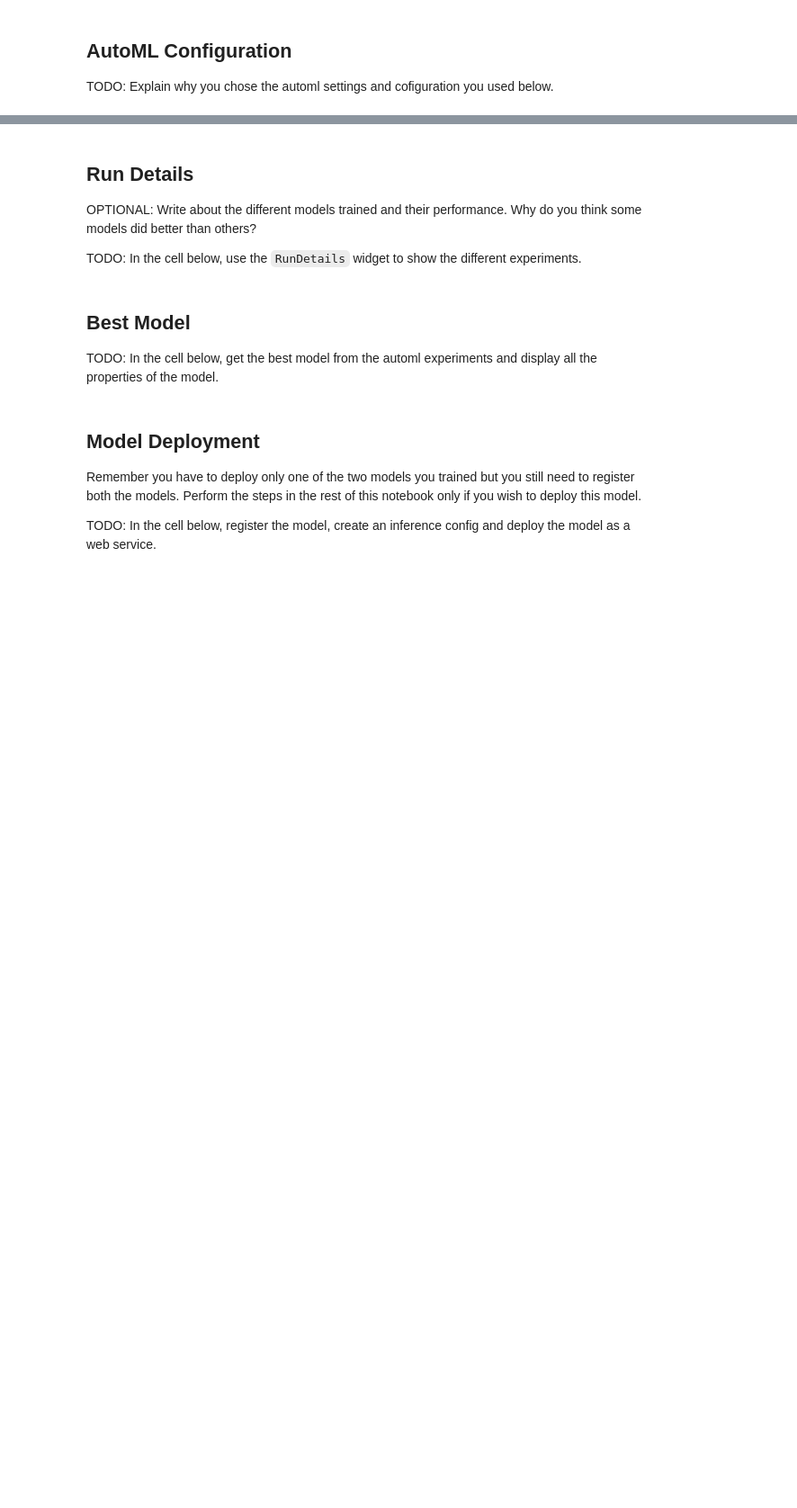
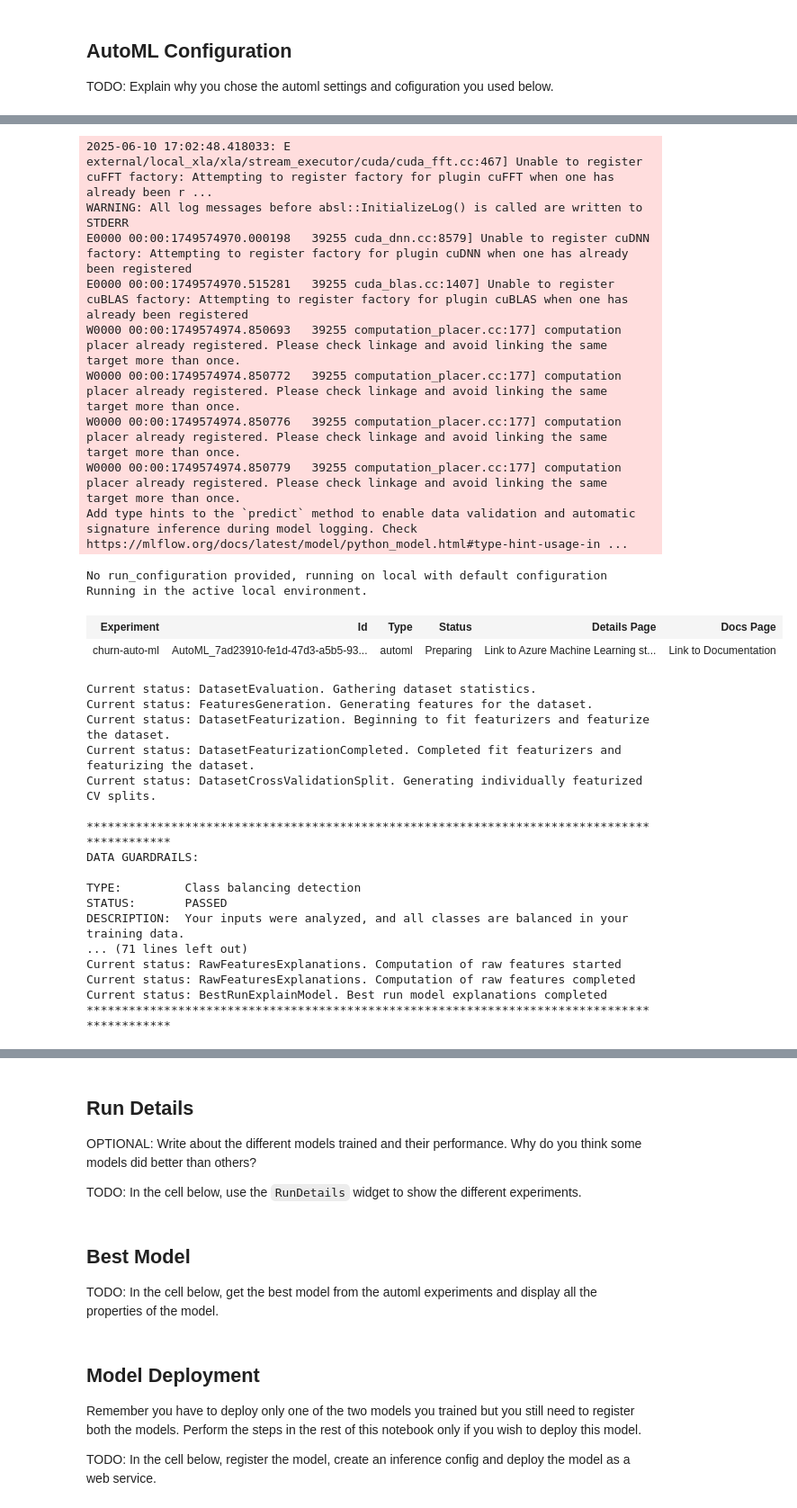
Before and after one commit to irafayabdul/MLE-Azure-Capstone, a Jupyter notebook: automl.ipynb, the cells around one changed output, grey strips where cells are left out. Shown: that part at 90% size. Cells and saved outputs as stored; diff of their text form; code cells hidden in the pictures; blank space fills up the shorter version.

Commit message:
auto ml initial run

```diff
--- a/automl.ipynb
+++ b/automl.ipynb
@@ -86,17 +101,33 @@ Attempting to instrument while already instrumented
 
 TODO: Explain why you chose the automl settings and cofiguration you used below.
 # %%
+mask = df.columns != 'Churn'
+train_features = df.loc[:, mask]
+train_labels = df[['Churn']]
 
+ws = Workspace(
+            subscription_id=subscription_id,
+            resource_group=resource_group,
+            workspace_name=workspace_name,
+            auth=AzureCliAuthentication()
+        )
 
+# # ws = Workspace.from_config()
+# ws = ml_client.workspaces.get(name=ml_client.workspace_name)
 
-# ws = Workspace.from_config()
+# choose a name for experiment
+experiment_name = 'churn-auto-ml'
 
-# # choose a name for experiment
-# experiment_name = 'your experiment name here'
+experiment=Experiment(ws, experiment_name)
 
-# experiment=Experiment(ws, experiment_name)
-# TODO: Put your automl settings here
-automl_settings = {}
+# # # TODO: Put your automl settings here
+# # automl_settings = {}
 
-# TODO: Put your automl config here
-automl_config = AutoMLConfig()
+# # TODO: Put your automl config here
+automl_config = AutoMLConfig(task="classification",
+                             X=train_features,
+                             y=train_labels,
+                             iterations=30,
+                             iteration_timeout_minutes=5,
+                             primary_metric="AUC_weighted",
+                             n_cross_validations=5)
@@ -103,3 +136,34 @@ automl_config = AutoMLConfig()
 # %%
 # TODO: Submit your experiment
-remote_run = experiment.submit(automl_config)
+remote_run = experiment.submit(automl_config, show_output=True)
+# %% [output]
+2025-06-10 17:02:48.418033: E external/local_xla/xla/stream_executor/cuda/cuda_fft.cc:467] Unable to register cuFFT factory: Attempting to register factory for plugin cuFFT when one has already been r ...
+WARNING: All log messages before absl::InitializeLog() is called are written to STDERR
+E0000 00:00:1749574970.000198   39255 cuda_dnn.cc:8579] Unable to register cuDNN factory: Attempting to register factory for plugin cuDNN when one has already been registered
+E0000 00:00:1749574970.515281   39255 cuda_blas.cc:1407] Unable to register cuBLAS factory: Attempting to register factory for plugin cuBLAS when one has already been registered
+W0000 00:00:1749574974.850693   39255 computation_placer.cc:177] computation placer already registered. Please check linkage and avoid linking the same target more than once.
+W0000 00:00:1749574974.850772   39255 computation_placer.cc:177] computation placer already registered. Please check linkage and avoid linking the same target more than once.
+W0000 00:00:1749574974.850776   39255 computation_placer.cc:177] computation placer already registered. Please check linkage and avoid linking the same target more than once.
+W0000 00:00:1749574974.850779   39255 computation_placer.cc:177] computation placer already registered. Please check linkage and avoid linking the same target more than once.
+Add type hints to the `predict` method to enable data validation and automatic signature inference during model logging. Check https://mlflow.org/docs/latest/model/python_model.html#type-hint-usage-in ...
+No run_configuration provided, running on local with default configuration
+Running in the active local environment.
+| Experiment | Id | Type | Status | Details Page | Docs Page |
+| churn-auto-ml | AutoML_7ad23910-fe1d-47d3-a5b5-93... | automl | Preparing | Link to Azure Machine Learning st... | Link to Documentation |
+Current status: DatasetEvaluation. Gathering dataset statistics.
+Current status: FeaturesGeneration. Generating features for the dataset.
+Current status: DatasetFeaturization. Beginning to fit featurizers and featurize the dataset.
+Current status: DatasetFeaturizationCompleted. Completed fit featurizers and featurizing the dataset.
+Current status: DatasetCrossValidationSplit. Generating individually featurized CV splits.
+
+********************************************************************************************
+DATA GUARDRAILS:
+
+TYPE:         Class balancing detection
+STATUS:       PASSED
+DESCRIPTION:  Your inputs were analyzed, and all classes are balanced in your training data.
+... (71 lines left out)
+Current status: RawFeaturesExplanations. Computation of raw features started
+Current status: RawFeaturesExplanations. Computation of raw features completed
+Current status: BestRunExplainModel. Best run model explanations completed
+********************************************************************************************
```
Also changed, not shown: parts of 6 cells of this notebook, 1 other file.
